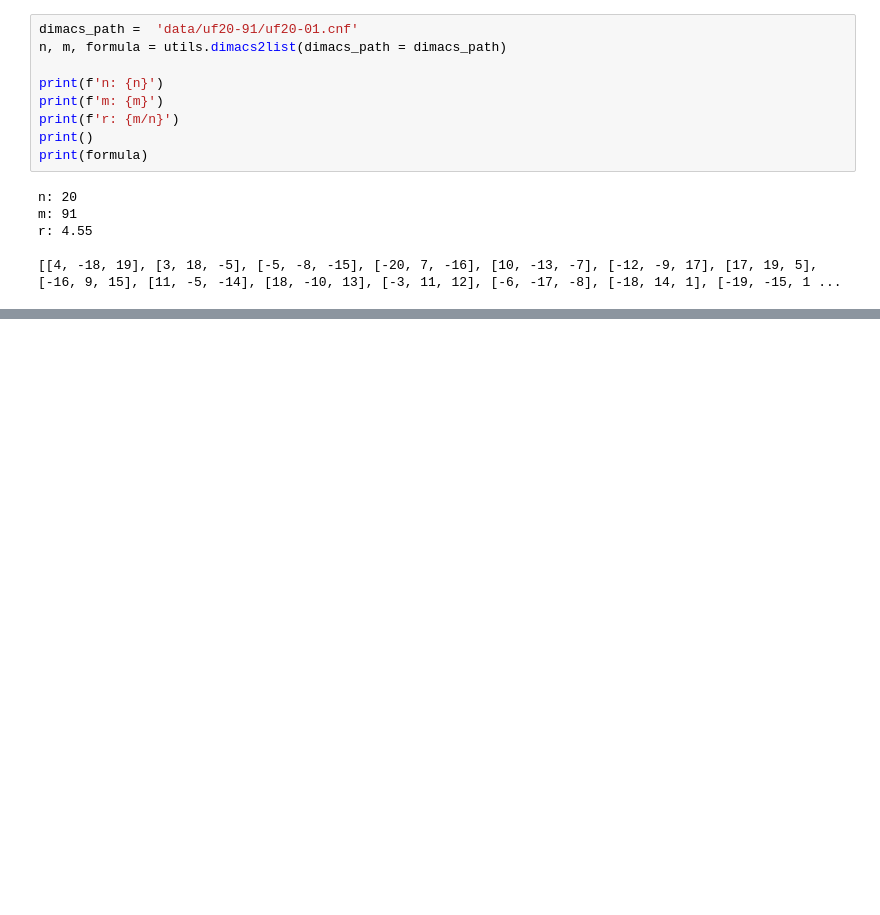
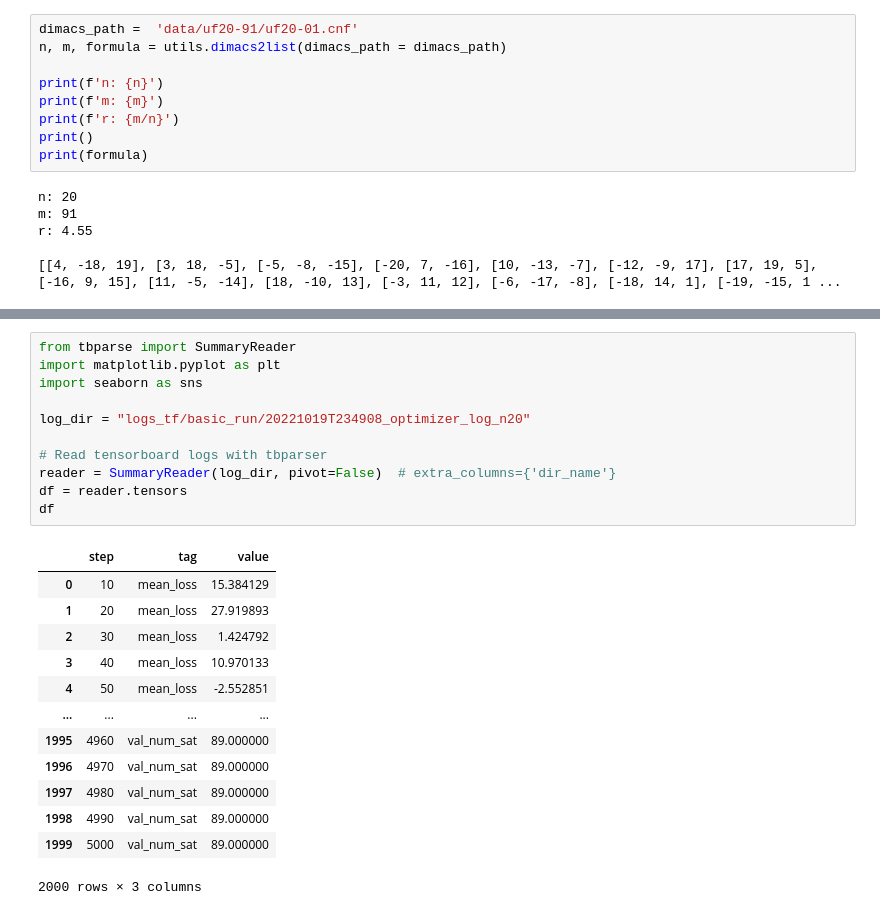
Before and after one commit to omargup/Policy-Gradient-MaxSAT-Solver, a Jupyter notebook: tutorial.ipynb, the cells around one changed output, grey strips where cells are left out. Drawn from its saved outputs; the diff is of its cells as text; blank space fills up the shorter version.

```diff
--- a/tutorial.ipynb
+++ b/tutorial.ipynb
@@ -139,0 +227,25 @@ num of sat clauses: 75 out of 91
+# %%
+from tbparse import SummaryReader
+import matplotlib.pyplot as plt
+import seaborn as sns
+
+log_dir = "logs_tf/basic_run/20221019T234908_optimizer_log_n20"
+
+# Read tensorboard logs with tbparser
+reader = SummaryReader(log_dir, pivot=False)  # extra_columns={'dir_name'}
+df = reader.tensors
+df
+# %% [output]
+|  | step | tag | value |
+| 0 | 10 | mean_loss | 15.384129 |
+| 1 | 20 | mean_loss | 27.919893 |
+| 2 | 30 | mean_loss | 1.424792 |
+| 3 | 40 | mean_loss | 10.970133 |
+| 4 | 50 | mean_loss | -2.552851 |
+| ... | ... | ... | ... |
+| 1995 | 4960 | val_num_sat | 89.000000 |
+| 1996 | 4970 | val_num_sat | 89.000000 |
+| 1997 | 4980 | val_num_sat | 89.000000 |
+| 1998 | 4990 | val_num_sat | 89.000000 |
+| 1999 | 5000 | val_num_sat | 89.000000 |
+2000 rows × 3 columns
```
Also changed, not shown: parts of 17 cells of this notebook, 10 other files.
